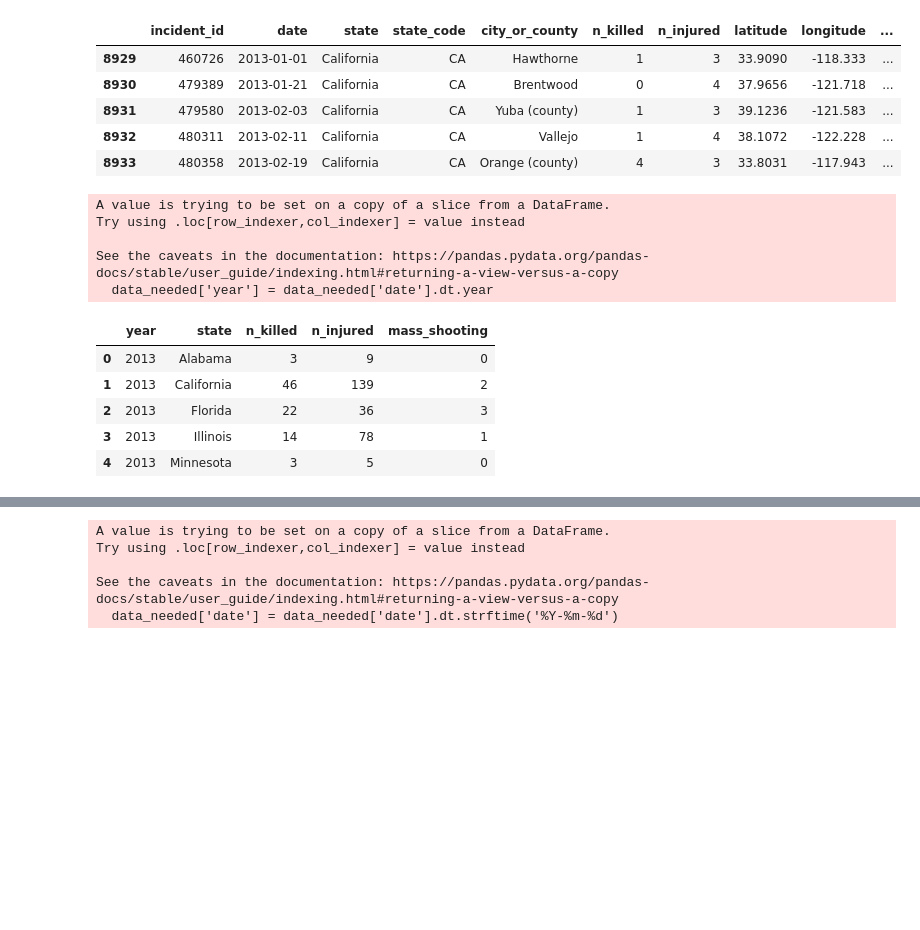
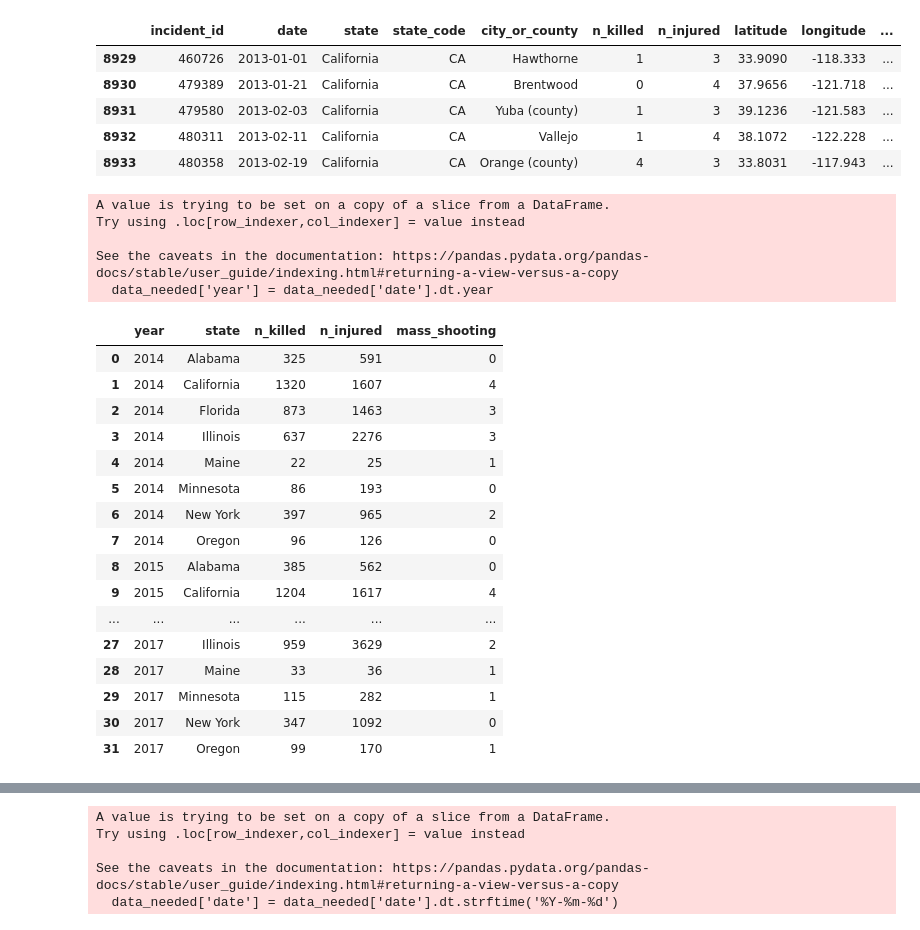
Before and after one commit to LanNguyen135/Project3, a Jupyter notebook: main.ipynb, the cells around one changed output, grey strips where cells are left out. Cells and saved outputs as stored; diff of their text form; code cells hidden in the pictures; blank space fills up the shorter version.

```diff
--- a/main.ipynb
+++ b/main.ipynb
@@ -158,22 +158,37 @@ See the caveats in the documentation: https://pandas.pydata.org/pandas-docs/stab
 | 8932 | 480311 | 2013-02-11 | California | CA | Vallejo | 1 | 4 | 38.1072 | -122.228 | ... |
 | 8933 | 480358 | 2013-02-19 | California | CA | Orange (county) | 4 | 3 | 33.8031 | -117.943 | ... |
 # %%
+# Remove 2013 data because it's incomplete
+years = [2014, 2015, 2016, 2017]
 data_needed['year'] = data_needed['date'].dt.year
-metadata = data_needed.groupby(['year', 'state']).agg({
+interim_df = data_needed[data_needed.year.isin(years) == True]
+metadata = interim_df.groupby(['year', 'state']).agg({
     'n_killed': 'sum',
     'n_injured': 'sum',
     'mass_shooting': 'sum'
 }).reset_index()
-metadata.head()
+
+metadata
 # %% [output]
 A value is trying to be set on a copy of a slice from a DataFrame.
 Try using .loc[row_indexer,col_indexer] = value instead
 
 See the caveats in the documentation: https://pandas.pydata.org/pandas-docs/stable/user_guide/indexing.html#returning-a-view-versus-a-copy
   data_needed['year'] = data_needed['date'].dt.year
 |  | year | state | n_killed | n_injured | mass_shooting |
-| 0 | 2013 | Alabama | 3 | 9 | 0 |
-| 1 | 2013 | California | 46 | 139 | 2 |
-| 2 | 2013 | Florida | 22 | 36 | 3 |
-| 3 | 2013 | Illinois | 14 | 78 | 1 |
-| 4 | 2013 | Minnesota | 3 | 5 | 0 |
+| 0 | 2014 | Alabama | 325 | 591 | 0 |
+| 1 | 2014 | California | 1320 | 1607 | 4 |
+| 2 | 2014 | Florida | 873 | 1463 | 3 |
+| 3 | 2014 | Illinois | 637 | 2276 | 3 |
+| 4 | 2014 | Maine | 22 | 25 | 1 |
+| 5 | 2014 | Minnesota | 86 | 193 | 0 |
+| 6 | 2014 | New York | 397 | 965 | 2 |
+| 7 | 2014 | Oregon | 96 | 126 | 0 |
+| 8 | 2015 | Alabama | 385 | 562 | 0 |
+| 9 | 2015 | California | 1204 | 1617 | 4 |
+| ... | ... | ... | ... | ... | ... |
+| 27 | 2017 | Illinois | 959 | 3629 | 2 |
+| 28 | 2017 | Maine | 33 | 36 | 1 |
+| 29 | 2017 | Minnesota | 115 | 282 | 1 |
+| 30 | 2017 | New York | 347 | 1092 | 0 |
+| 31 | 2017 | Oregon | 99 | 170 | 1 |
```
Also changed, not shown: parts of 2 cells of this notebook, 3 other files.
